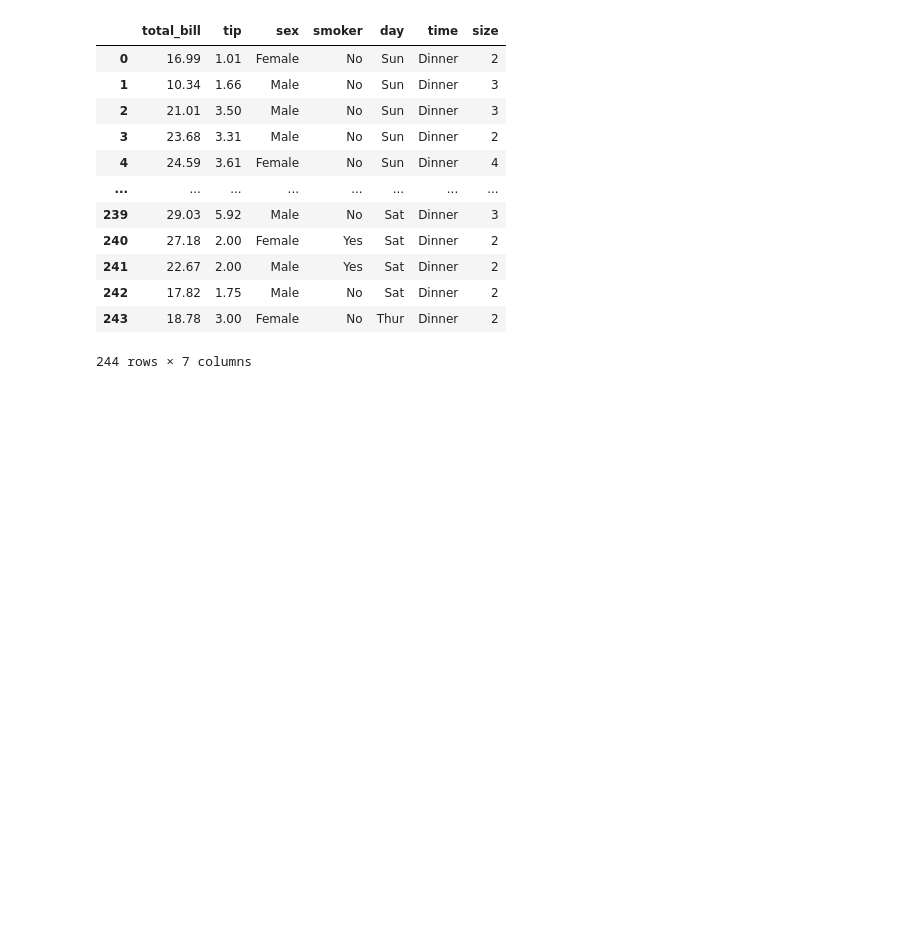
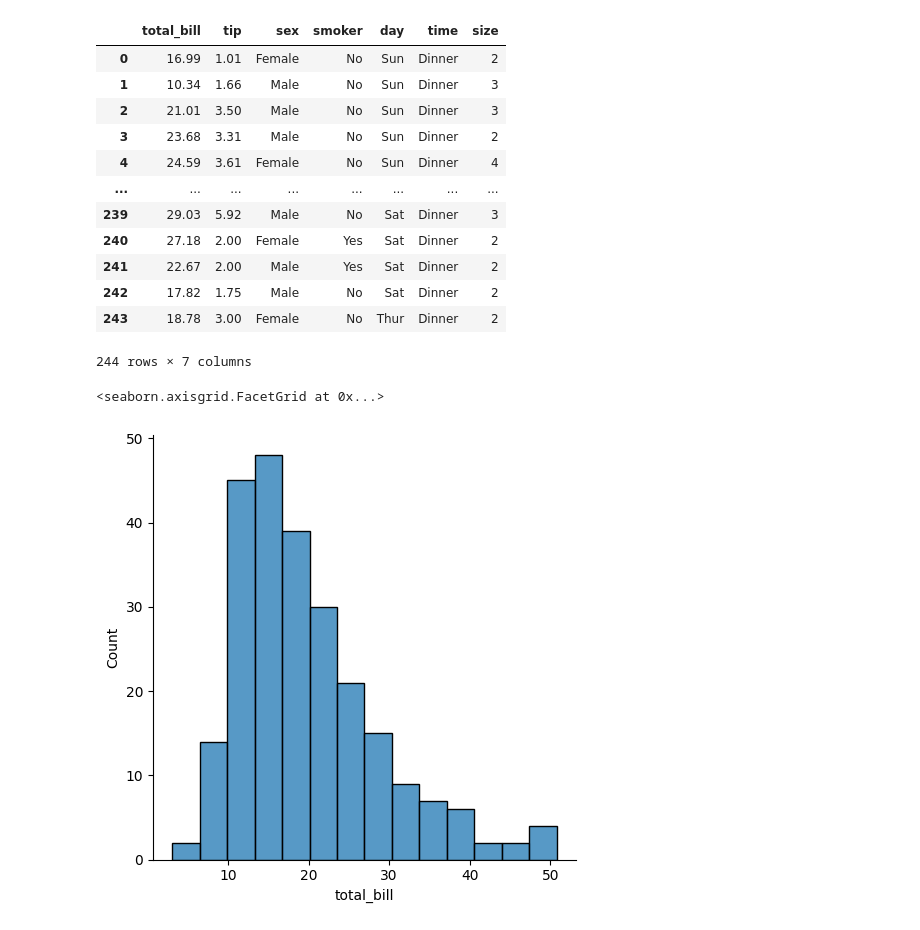
Before and after one commit to ludiemert/Advanced_Data_Visualization_Seaborn, a Jupyter notebook: 4_Advanced_Data_Visualization_Seaborn/Seaborn.ipynb, the cells around one changed output. Cells and saved outputs as stored; diff of their text form; code cells hidden in the pictures; blank space fills up the shorter version.

```diff
--- a/4_Advanced_Data_Visualization_Seaborn/Seaborn.ipynb
+++ b/4_Advanced_Data_Visualization_Seaborn/Seaborn.ipynb
@@ -28,3 +28,10 @@ tips # conjunto de dados de um restaurante
 244 rows × 7 columns
 # %%
 # fazer uma analise desses dados com essa lib
+# passar uma coluna que quer fazer um plot de distribuicao, passando uma coluna de DF
+
+# analise de qto as pessoas gastam
+sns.displot(tips['total_bill'])
+# %% [output]
+<seaborn.axisgrid.FacetGrid at 0x...>
+[figure, added]
```
Also changed, not shown: parts of 11 cells of this notebook.
